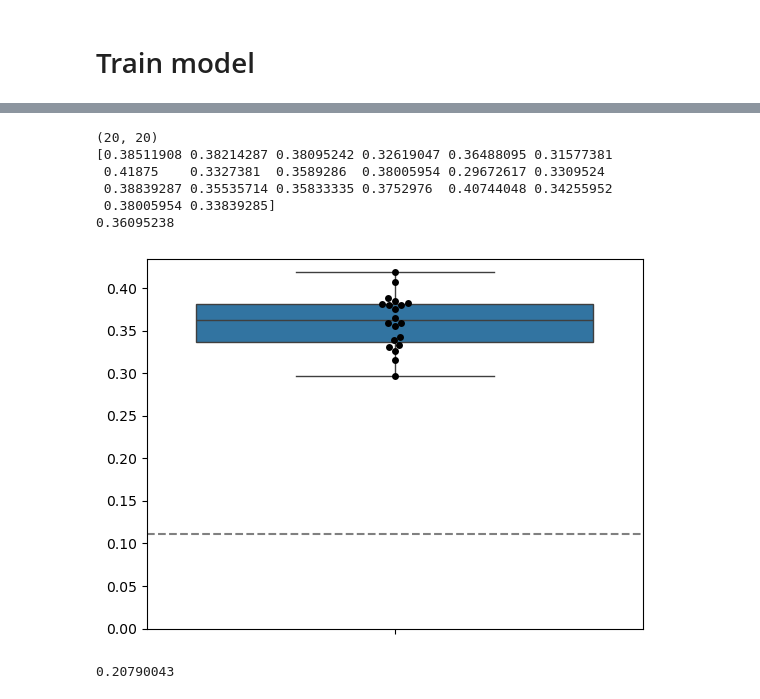
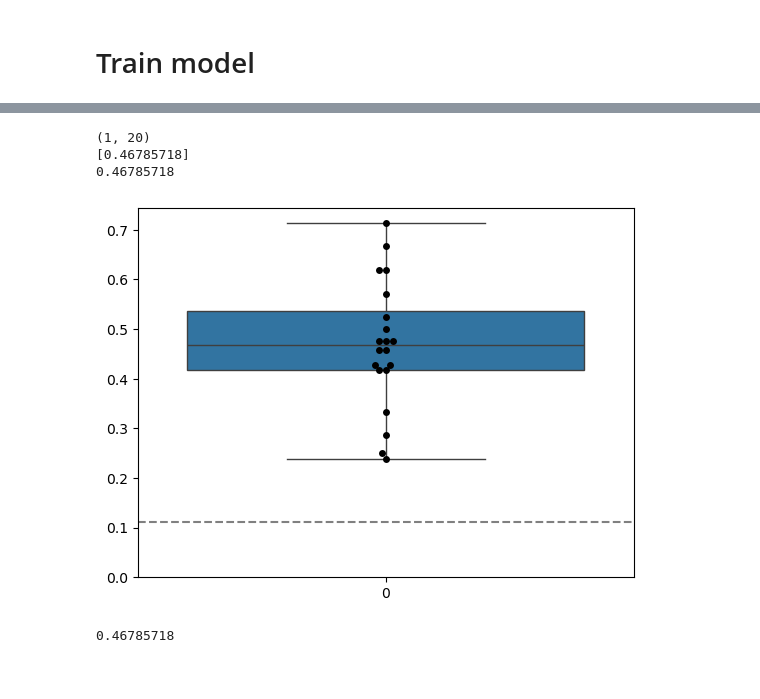
Before and after one commit to coganlab/cross_patient_speech_decoding, a Jupyter notebook: aligned_decoding/nn_models/train.ipynb, the cells around one changed output, grey strips where cells are left out. Drawn from its saved outputs; the diff is of its cells as text; code cells hidden in the pictures.

```diff
--- a/aligned_decoding/nn_models/train.ipynb
+++ b/aligned_decoding/nn_models/train.ipynb
@@ -24,7 +24,7 @@ data_filename = os.path.expanduser('~/data/pt_decoding_data_S62.pkl')
 # data_filename = ('../data/pt_decoding_data_S62.pkl')
 pt_data = utils.load_pkl(data_filename)
 # %%
-pt = 'S14'
+pt = 'S26'
 p_ind = 1
 lab_type = 'phon'
 algn_type = 'phon_seq'
@@ -65,16 +65,16 @@ context_prefix = 'ptSpecific'
 # dm = SimpleMicroDataModule(data, labels, batch_size=batch_size, folds=n_folds,
 #                            val_size=val_size, augmentations=augmentations, data_path=os.path.expanduser('~/workspace/transformer_data/pt_specific'))
 ## modification of labels for seq2seq RNN ###
-dm = SimpleMicroDataModule(data, align_labels, batch_size=batch_size, folds=n_folds,
-                           val_size=val_size, augmentations=augmentations, data_path=os.path.expanduser('~/workspace/transformer_data/pt_specific'))
+# dm = SimpleMicroDataModule(data, align_labels, batch_size=batch_size, folds=n_folds,
+#                            val_size=val_size, augmentations=augmentations, data_path=os.path.expanduser('~/workspace/transformer_data/pt_specific'))
 
 # context_prefix = 'pooled'
 # # dm = AlignedMicroDataModule(data, labels, align_labels, pool_data, AlignCCA,
 # #                             batch_size=batch_size, folds=n_folds, val_size=val_size,
 # #                             augmentations=augmentations, data_path=fold_data_path)
-# dm = AlignedMicroDataModule(data, align_labels, align_labels, pool_data, AlignCCA,
-#                             batch_size=batch_size, folds=n_folds, val_size=val_size,
-#                             augmentations=augmentations, data_path=fold_data_path)
+dm = AlignedMicroDataModule(data, align_labels, align_labels, pool_data, AlignCCA,
+                            batch_size=batch_size, folds=n_folds, val_size=val_size,
+                            augmentations=augmentations, data_path=fold_data_path)
 # dm.setup()
 # %%
 dm.train_dataloader().dataset.tensors[1].shape
@@ -182,8 +182,11 @@ rnn_dropout = 0.3
 learning_rate = 1e-4
 l2_reg = 1e-5
 activ = False
+model_type = 'gru'
 
-sum_model = Seq2SeqRNN(in_channels, n_filters, hidden_size, num_classes, n_enc_layers, n_dec_layers, kernel_size, stride, padding, cnn_dropout, rnn_dropout, learning_rate, l2_reg)
+sum_model = Seq2SeqRNN(in_channels, n_filters, hidden_size, num_classes, n_enc_layers,
+                       n_dec_layers, kernel_size, stride, padding, cnn_dropout,
+                       rnn_dropout, model_type, learning_rate, l2_reg)
 
 print(summarize(sum_model))
 # %% [output]
@@ -235,7 +238,7 @@ def cmat_acc(y_hat, y, num_classes):
     return acc_cmat
 # %%
 # train the model
-n_iters = 20
+n_iters = 1
 iter_accs = []
 for i in range(n_iters):
     print(f'##### Setting up data module for iteration {i+1} #####')
@@ -263,7 +266,7 @@ for i in range(n_iters):
                                 # rnn_dropout, learning_rate, l2_reg, activation=activ,
                                 # decay_iters=max_epochs)
         model = Seq2SeqRNN(in_channels, n_filters, hidden_size, num_classes, n_enc_layers,
-                           n_dec_layers, kernel_size, stride, padding, cnn_dropout, rnn_dropout,
+                           n_dec_layers, kernel_size, stride, padding, cnn_dropout, rnn_dropout, model_type,
                            learning_rate, l2_reg, activation=activ, decay_iters=max_epochs)
 
         # model.current_fold = fold
@@ -374,27 +378,26 @@ print(iter_accs.shape)
 print(iter_accs.mean(axis=1))
 print(iter_accs.mean())
 # %% [output]
-(20, 20)
-[0.38511908 0.38214287 0.38095242 0.32619047 0.36488095 0.31577381
- 0.41875    0.3327381  0.3589286  0.38005954 0.29672617 0.3309524
- 0.38839287 0.35535714 0.35833335 0.3752976  0.40744048 0.34255952
- 0.38005954 0.33839285]
-0.36095238
+(1, 20)
+[0.46785718]
+0.46785718
 # %%
 import matplotlib.pyplot as plt
 import seaborn as sns
 # from torch import tensor
 # test = [[tensor(0.5000), tensor(0.3636), tensor(0.2727), tensor(0.4545), tensor(0.3182), tensor(0.4545), tensor(0.4091), tensor(0.2273), tensor(0.2727), tensor(0.4091), tensor(0.2727), tensor(0.3182), tensor(0.3333), tensor(0.3333), tensor(0.4762), tensor(0.3333), tensor(0.2857), tensor(0.3810), tensor(0.3810), tensor(0.3810)]]
 # plt.boxplot(iter_accs.mean(axis=1))
-sns.boxplot(data=iter_accs.mean(axis=1))
-sns.swarmplot(data=iter_accs.mean(axis=1), color='black')
+# sns.boxplot(data=iter_accs.mean(axis=1))
+# sns.swarmplot(data=iter_accs.mean(axis=1), color='black')
+sns.boxplot(data=iter_accs.T)
+sns.swarmplot(data=iter_accs.T, color='black')
 plt.axhline(y=1/9, color='gray', linestyle='--')
 plt.ylim(0, None)
 plt.show()
 # %% [output]
-[figure, old version]
+[figure, new version]
 # %%
 
 np.mean(fold_accs)
 # %% [output]
-0.20790043
+0.46785718
```
Also changed, not shown: parts of 3 cells of this notebook.
